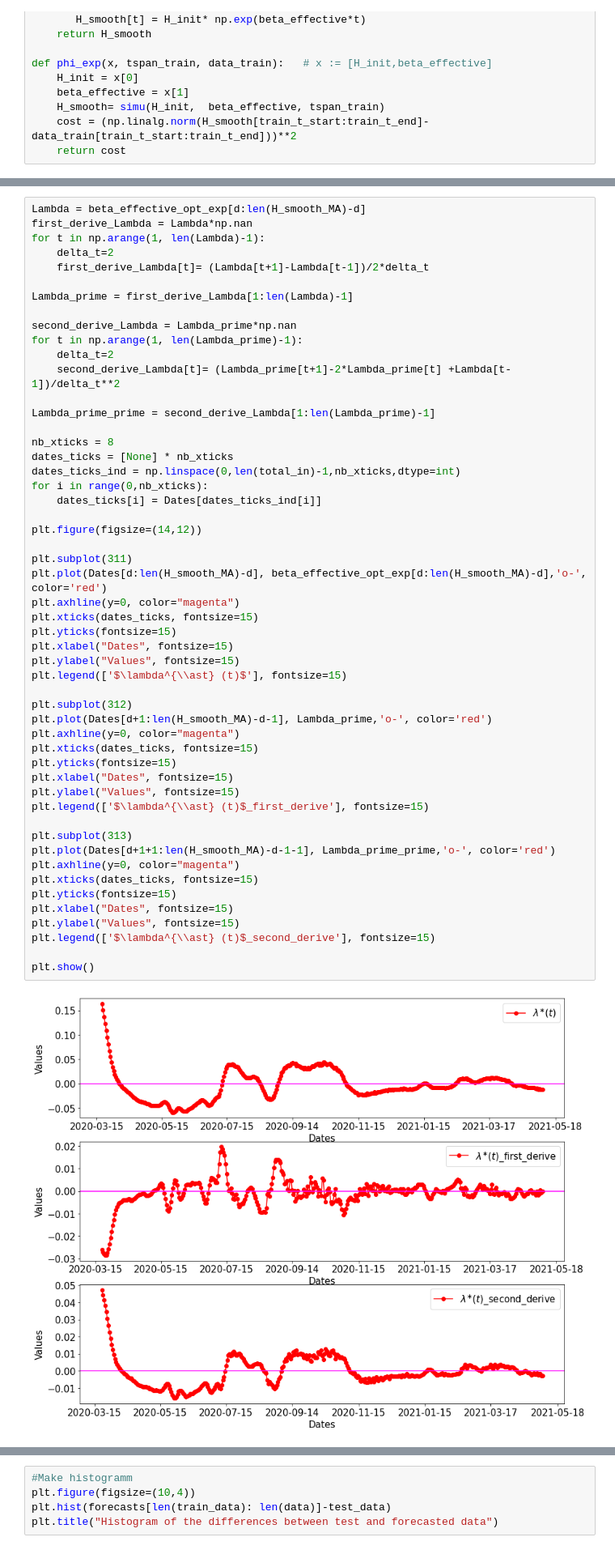
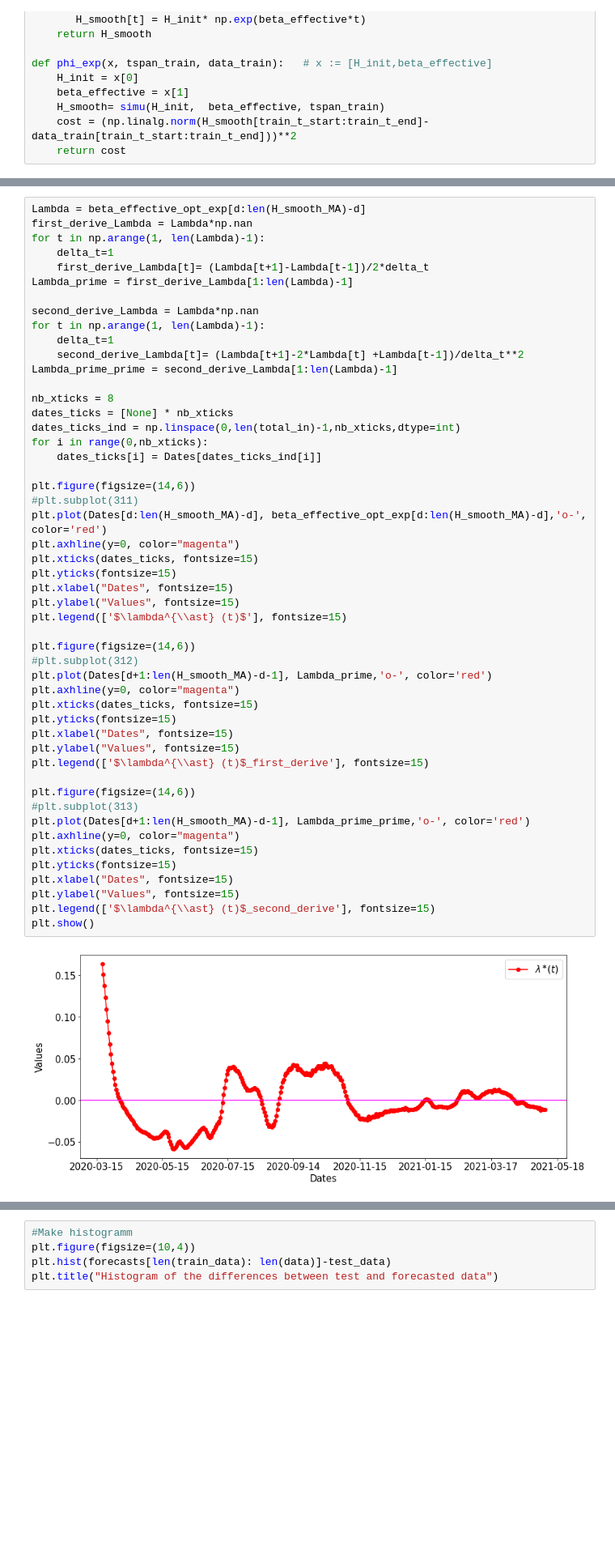
Before and after one commit to OD1992/Python-programs, a Jupyter notebook: Hospi_change_point.ipynb, the cells around one changed output, grey strips where cells are left out. Shown at 81% size. Drawn from its saved outputs; the diff is of its cells as text; blank space fills up the shorter version.

```diff
--- a/Hospi_change_point.ipynb
+++ b/Hospi_change_point.ipynb
@@ -260,53 +262,51 @@ RMSE\_train  & MASE\_train  \\ \hline
 Lambda = beta_effective_opt_exp[d:len(H_smooth_MA)-d]
 first_derive_Lambda = Lambda*np.nan
 for t in np.arange(1, len(Lambda)-1):
-    delta_t=2
+    delta_t=1
     first_derive_Lambda[t]= (Lambda[t+1]-Lambda[t-1])/2*delta_t
-
 Lambda_prime = first_derive_Lambda[1:len(Lambda)-1]
 
-second_derive_Lambda = Lambda_prime*np.nan
-for t in np.arange(1, len(Lambda_prime)-1):
-    delta_t=2
-    second_derive_Lambda[t]= (Lambda_prime[t+1]-2*Lambda_prime[t] +Lambda[t-1])/delta_t**2
-
-Lambda_prime_prime = second_derive_Lambda[1:len(Lambda_prime)-1]
+second_derive_Lambda = Lambda*np.nan
+for t in np.arange(1, len(Lambda)-1):
+    delta_t=1
+    second_derive_Lambda[t]= (Lambda[t+1]-2*Lambda[t] +Lambda[t-1])/delta_t**2
+Lambda_prime_prime = second_derive_Lambda[1:len(Lambda)-1]
 
 nb_xticks = 8
 dates_ticks = [None] * nb_xticks
 dates_ticks_ind = np.linspace(0,len(total_in)-1,nb_xticks,dtype=int)
 for i in range(0,nb_xticks):
     dates_ticks[i] = Dates[dates_ticks_ind[i]]
 
-plt.figure(figsize=(14,12))
-
-plt.subplot(311)
+plt.figure(figsize=(14,6))
+#plt.subplot(311)
 plt.plot(Dates[d:len(H_smooth_MA)-d], beta_effective_opt_exp[d:len(H_smooth_MA)-d],'o-', color='red')
 plt.axhline(y=0, color="magenta")
 plt.xticks(dates_ticks, fontsize=15)
 plt.yticks(fontsize=15)
 plt.xlabel("Dates", fontsize=15)
 plt.ylabel("Values", fontsize=15)
 plt.legend(['$\lambda^{\\ast} (t)$'], fontsize=15)
 
-plt.subplot(312)
+plt.figure(figsize=(14,6))
+#plt.subplot(312)
 plt.plot(Dates[d+1:len(H_smooth_MA)-d-1], Lambda_prime,'o-', color='red')
 plt.axhline(y=0, color="magenta")
 plt.xticks(dates_ticks, fontsize=15)
 plt.yticks(fontsize=15)
 plt.xlabel("Dates", fontsize=15)
 plt.ylabel("Values", fontsize=15)
 plt.legend(['$\lambda^{\\ast} (t)$_first_derive'], fontsize=15)
 
-plt.subplot(313)
-plt.plot(Dates[d+1+1:len(H_smooth_MA)-d-1-1], Lambda_prime_prime,'o-', color='red')
+plt.figure(figsize=(14,6))
+#plt.subplot(313)
+plt.plot(Dates[d+1:len(H_smooth_MA)-d-1], Lambda_prime_prime,'o-', color='red')
 plt.axhline(y=0, color="magenta")
 plt.xticks(dates_ticks, fontsize=15)
 plt.yticks(fontsize=15)
 plt.xlabel("Dates", fontsize=15)
 plt.ylabel("Values", fontsize=15)
 plt.legend(['$\lambda^{\\ast} (t)$_second_derive'], fontsize=15)
-
 plt.show()
 # %% [output]
-[figure, old version]
+[figure, new version]
```
Also changed, not shown: parts of 8 cells of this notebook.
